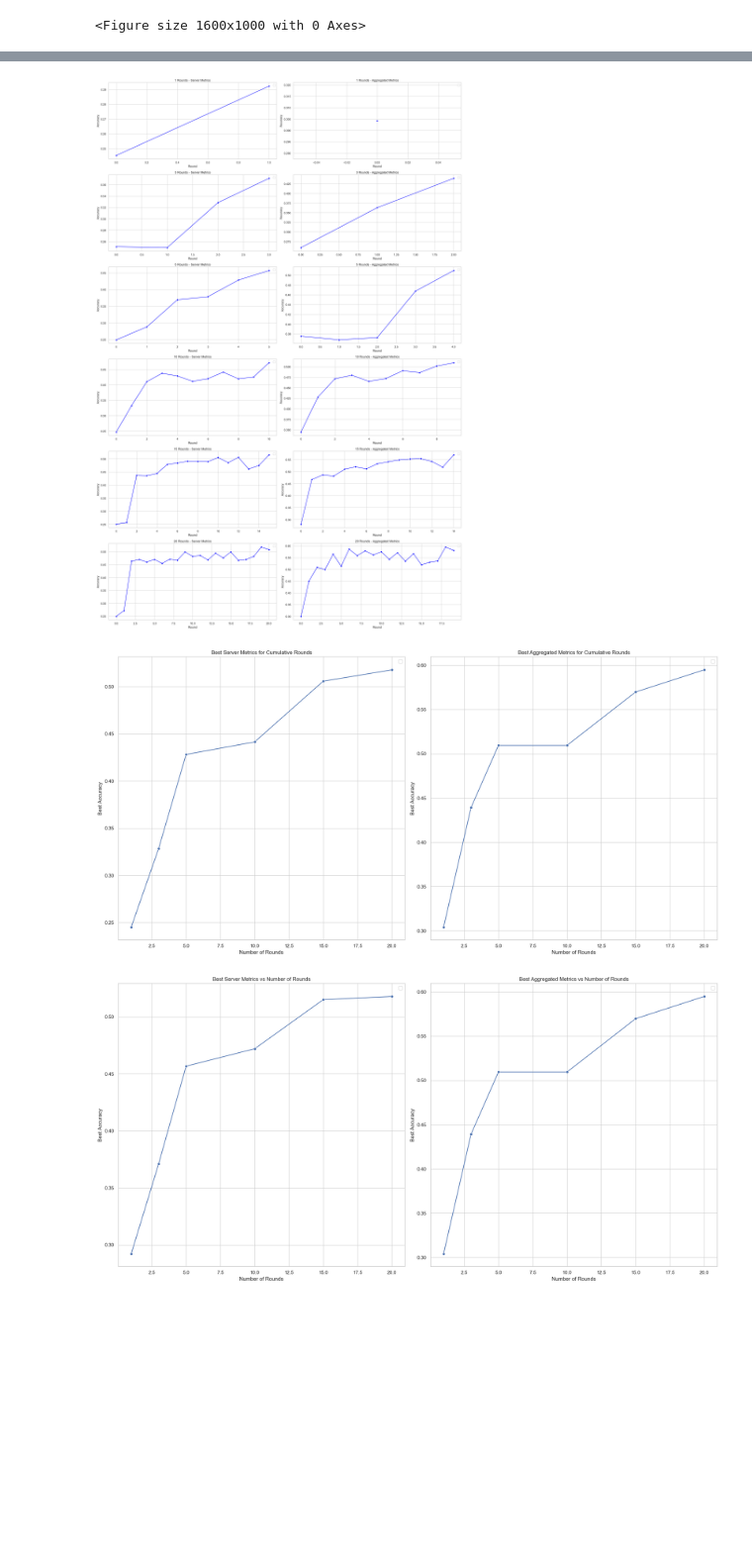
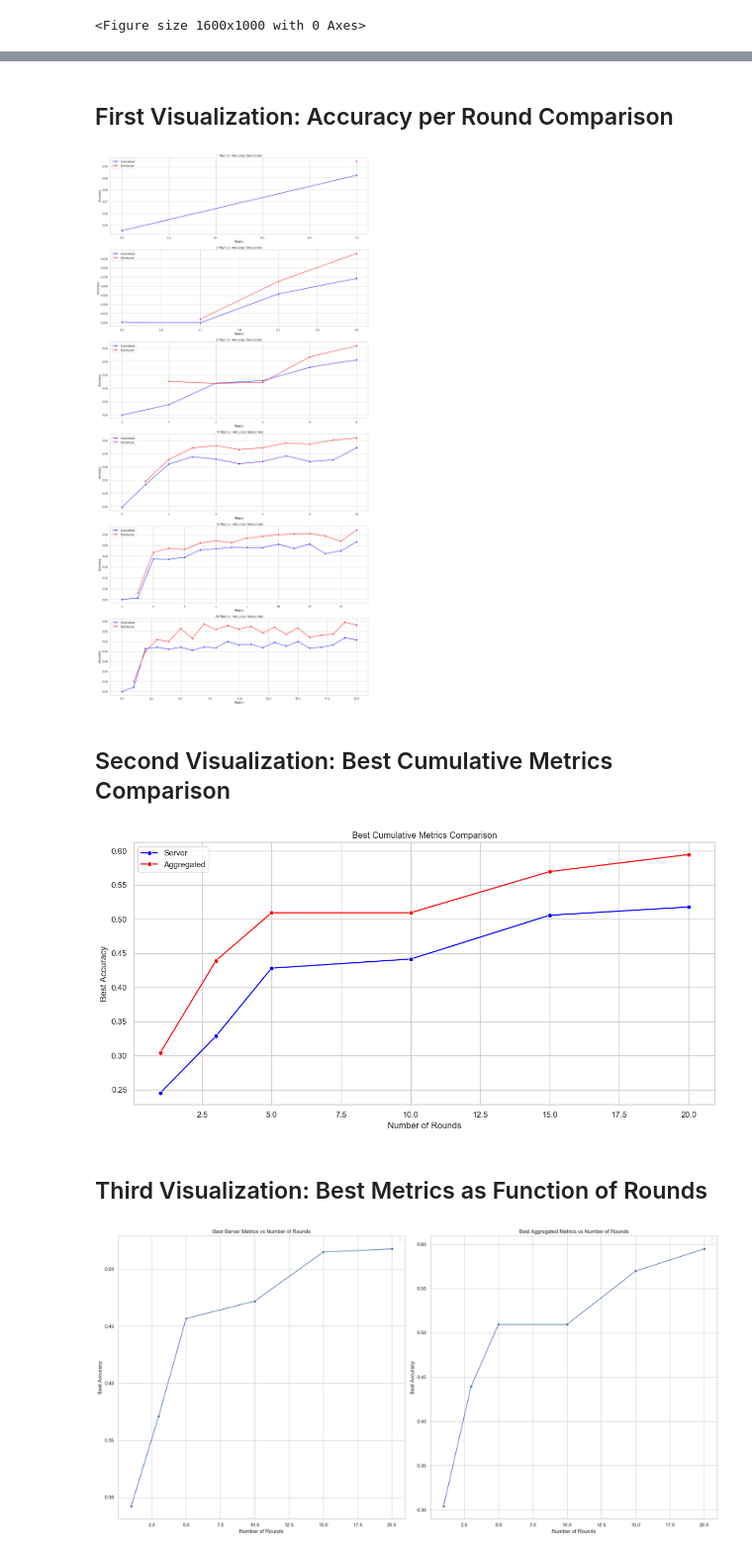
Before and after one commit to noamprinz/DataPrivacyProject, a Jupyter notebook: Quantitive Analysis - Part II (Number of Rounds).ipynb, the cells around one changed output, grey strips where cells are left out. Shown: that part at 99% size. Saved outputs shown, nothing was run; the diff lists cells and outputs as text; code cells hidden in the pictures; blank space fills up the shorter version.

```diff
--- a/Quantitive Analysis - Part II (Number of Rounds).ipynb
+++ b/Quantitive Analysis - Part II (Number of Rounds).ipynb
@@ -47,56 +75,42 @@ def prepare_metrics_dataframe(num_rounds_metrics, metric_type):
+# %% [markdown]
+## First Visualization: Accuracy per Round Comparison
 # %%
-# Visualization 1: 6x2 Subplots Grid with Seaborn
-plt.figure(figsize=(20, 30))
+plt.figure(figsize=(15, 30))
 
-metric_types = ['server_metrics', 'aggregated_metrics']
-metric_names = ['Server Metrics', 'Aggregated Metrics']
+for j, num_rounds in enumerate(sorted(num_rounds_metrics.keys())):
+    plt.subplot(6, 1, j + 1)
 
-for i, (metric_type, metric_name) in enumerate(zip(metric_types, metric_names)):
-    df = prepare_metrics_dataframe(num_rounds_metrics, metric_type)
+    # Plot centralized accuracy
+    centralized_subset = server_df[server_df['Num Rounds'] == num_rounds]
+    sns.lineplot(data=centralized_subset, x='Round', y='Accuracy',
+                marker='o', color='blue', label='Centralized')
 
-    for j, num_rounds in enumerate(sorted(num_rounds_metrics.keys())):
-        plt.subplot(6, 2, 2*j + i + 1)
-        subset = df[df['Num Rounds'] == num_rounds]
-        sns.lineplot(data=subset, x='Round', y='Accuracy', marker='o', color='blue')
-        plt.title(f'{num_rounds} Rounds - {metric_name}')
-        plt.xlabel('Round')
-        plt.ylabel('Accuracy')
-        plt.legend()
+    # Plot distributed accuracy
+    distributed_subset = client_df[client_df['Num Rounds'] == num_rounds]
+    sns.lineplot(data=distributed_subset, x='Round', y='Accuracy',
+                marker='o', color='red', label='Distributed')
+
+    plt.title(f'{num_rounds} Rounds - Accuracy Comparison')
+    plt.xlabel('Round')
+    plt.ylabel('Accuracy')
+    plt.legend()
 
 plt.tight_layout()
 plt.show()
 # %% [output]
-[figure, old version]
+[figure, new version]
+# %% [markdown]
+## Second Visualization: Best Cumulative Metrics Comparison
 # %%
-# Visualization 2: Cumulative Best Metrics Comparison
-num_rounds_list = [1, 3, 5, 10, 15, 20]
-best_cumulative_metrics = {
-    'Num Rounds': num_rounds_list,
-    'Server Best Cumulative Metrics': [],
-    'Aggregated Best Cumulative Metrics': []
-}
+plt.figure(figsize=(12, 6))
 
-for num_rounds in num_rounds_list:
-    server_best = max(num_rounds_metrics[num_rounds]['server_metrics'][:num_rounds])
-    aggregated_best = max(num_rounds_metrics[num_rounds]['aggregated_metrics'][:num_rounds])
+# Plot both metrics on the same graph
+sns.lineplot(data=best_cumulative_df, x='Num Rounds', y='Server Best Cumulative Metrics',
+            marker='o', color='blue', label='Server')
+sns.lineplot(data=best_cumulative_df, x='Num Rounds', y='Aggregated Best Cumulative Metrics',
+            marker='o', color='red', label='Aggregated')
 
-    best_cumulative_metrics['Server Best Cumulative Metrics'].append(server_best)
-    best_cumulative_metrics['Aggregated Best Cumulative Metrics'].append(aggregated_best)
-
-best_cumulative_df = pd.DataFrame(best_cumulative_metrics)
-
-plt.figure(figsize=(20, 10))
-
-plt.subplot(1, 2, 1)
-sns.lineplot(data=best_cumulative_df, x='Num Rounds', y='Server Best Cumulative Metrics', marker='o')
-plt.title('Best Server Metrics for Cumulative Rounds')
-plt.xlabel('Number of Rounds')
-plt.ylabel('Best Accuracy')
-plt.legend()
-
-plt.subplot(1, 2, 2)
-sns.lineplot(data=best_cumulative_df, x='Num Rounds', y='Aggregated Best Cumulative Metrics', marker='o')
-plt.title('Best Aggregated Metrics for Cumulative Rounds')
+plt.title('Best Cumulative Metrics Comparison')
 plt.xlabel('Number of Rounds')
 plt.ylabel('Best Accuracy')
 plt.legend()
@@ -104,5 +118,7 @@ plt.legend()
 plt.tight_layout()
 plt.show()
 # %% [output]
-[figure, old version]
+[figure, new version]
+# %% [markdown]
+## Third Visualization: Best Metrics as Function of Rounds
 # %%
```
Also changed, not shown: parts of 4 cells of this notebook, 5 other files.
